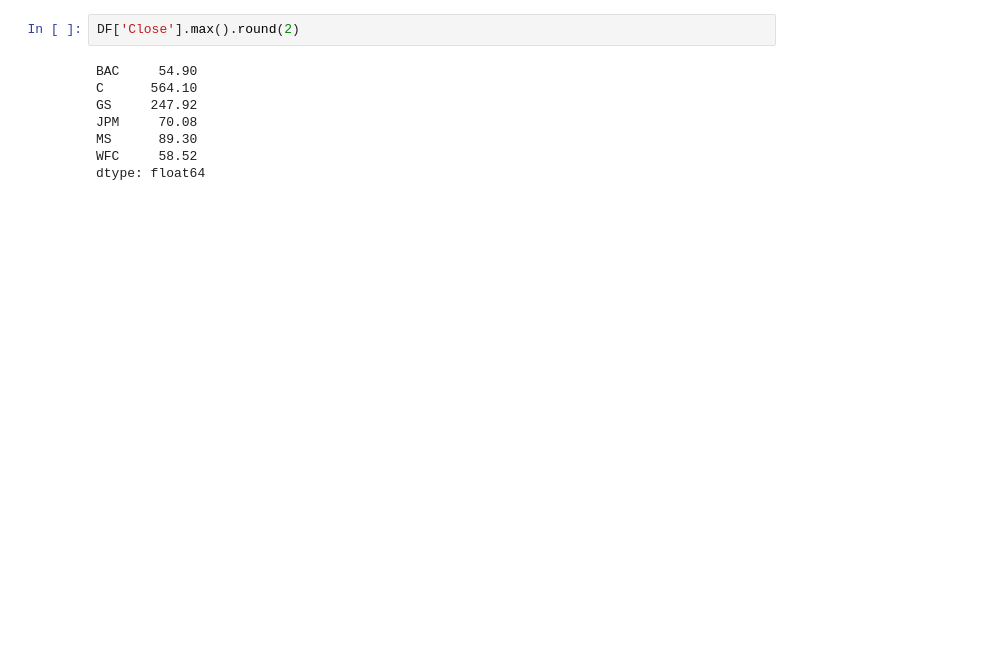
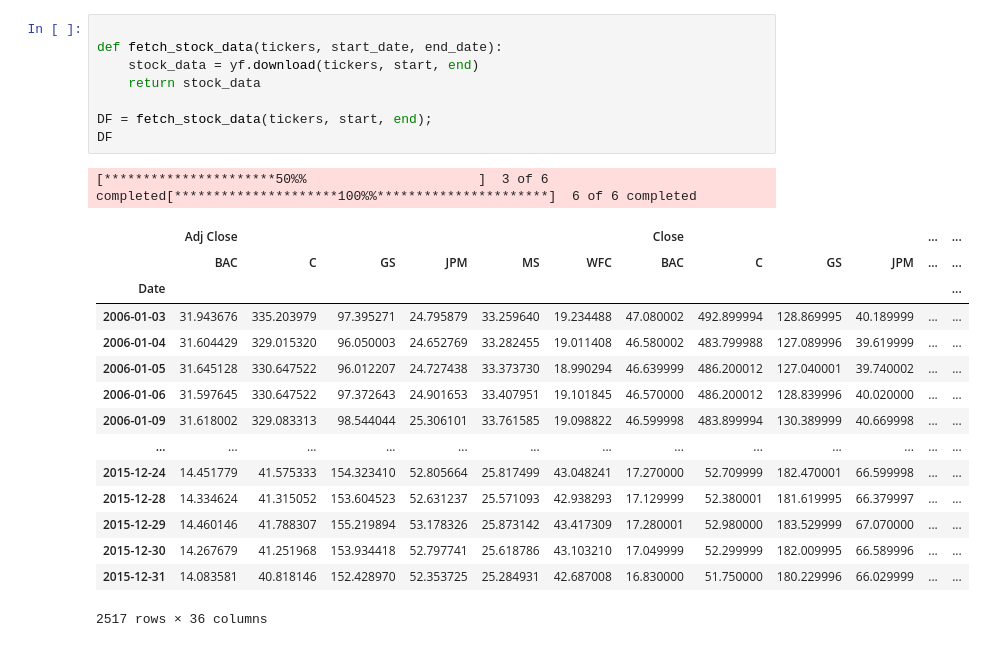
Before and after one commit to ziqiqiiii/EDA_banks_stock_prices, a Jupyter notebook: Finance_data_analysis_solution.ipynb, the cells around one changed output. Cells and saved outputs as stored; diff of their text form; blank space fills up the shorter version.

```diff
--- a/Finance_data_analysis_solution.ipynb
+++ b/Finance_data_analysis_solution.ipynb
@@ -82,10 +14,25 @@ ModuleNotFoundError: No module named 'seaborn'
-# %%
-DF['Close'].max().round(2)
-# %% [output]
-BAC     54.90
-C      564.10
-GS     247.92
-JPM     70.08
-MS      89.30
-WFC     58.52
-dtype: float64
+# %%
+
+def fetch_stock_data(tickers, start_date, end_date):
+    stock_data = yf.download(tickers, start, end)
+    return stock_data
+
+DF = fetch_stock_data(tickers, start, end);
+DF
+# %% [output]
+[**********************50%%                      ]  3 of 6 completed[*********************100%%**********************]  6 of 6 completed
+|  | Adj Close |  |  |  |  |  | Close |  |  |  | ... | ... |
+|  | BAC | C | GS | JPM | MS | WFC | BAC | C | GS | JPM | ... | ... |
+| Date |  |  |  |  |  |  |  |  |  |  |  | ... |
+| 2006-01-03 | 31.943676 | 335.203979 | 97.395271 | 24.795879 | 33.259640 | 19.234488 | 47.080002 | 492.899994 | 128.869995 | 40.189999 | ... | ... |
+| 2006-01-04 | 31.604429 | 329.015320 | 96.050003 | 24.652769 | 33.282455 | 19.011408 | 46.580002 | 483.799988 | 127.089996 | 39.619999 | ... | ... |
+| 2006-01-05 | 31.645128 | 330.647522 | 96.012207 | 24.727438 | 33.373730 | 18.990294 | 46.639999 | 486.200012 | 127.040001 | 39.740002 | ... | ... |
+| 2006-01-06 | 31.597645 | 330.647522 | 97.372643 | 24.901653 | 33.407951 | 19.101845 | 46.570000 | 486.200012 | 128.839996 | 40.020000 | ... | ... |
+| 2006-01-09 | 31.618002 | 329.083313 | 98.544044 | 25.306101 | 33.761585 | 19.098822 | 46.599998 | 483.899994 | 130.389999 | 40.669998 | ... | ... |
+| ... | ... | ... | ... | ... | ... | ... | ... | ... | ... | ... | ... | ... |
+| 2015-12-24 | 14.451779 | 41.575333 | 154.323410 | 52.805664 | 25.817499 | 43.048241 | 17.270000 | 52.709999 | 182.470001 | 66.599998 | ... | ... |
+| 2015-12-28 | 14.334624 | 41.315052 | 153.604523 | 52.631237 | 25.571093 | 42.938293 | 17.129999 | 52.380001 | 181.619995 | 66.379997 | ... | ... |
+| 2015-12-29 | 14.460146 | 41.788307 | 155.219894 | 53.178326 | 25.873142 | 43.417309 | 17.280001 | 52.980000 | 183.529999 | 67.070000 | ... | ... |
+| 2015-12-30 | 14.267679 | 41.251968 | 153.934418 | 52.797741 | 25.618786 | 43.103210 | 17.049999 | 52.299999 | 182.009995 | 66.589996 | ... | ... |
+| 2015-12-31 | 14.083581 | 40.818146 | 152.428970 | 52.353725 | 25.284931 | 42.687008 | 16.830000 | 51.750000 | 180.229996 | 66.029999 | ... | ... |
+2517 rows × 36 columns
```
Also changed, not shown: parts of 10 cells of this notebook.
